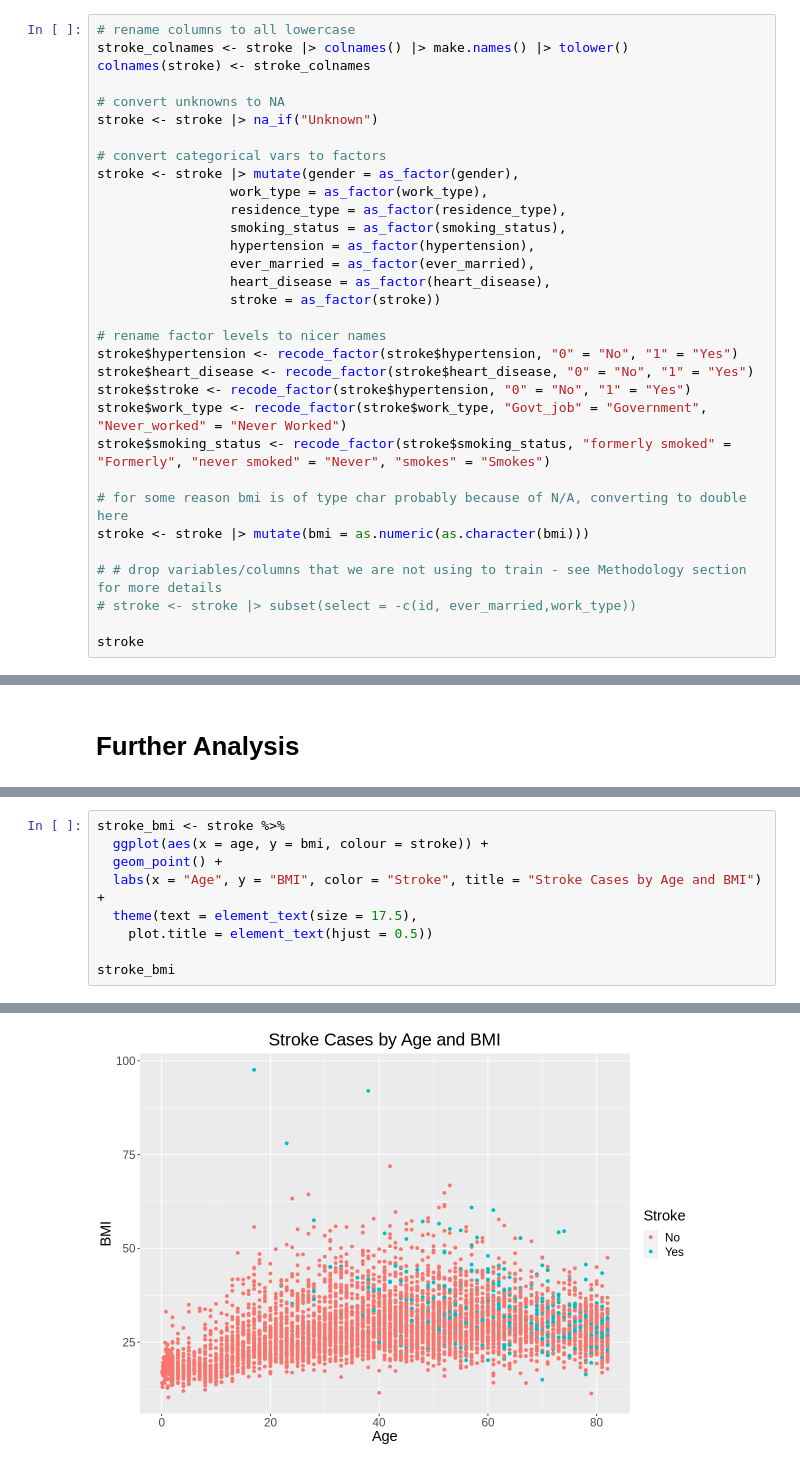
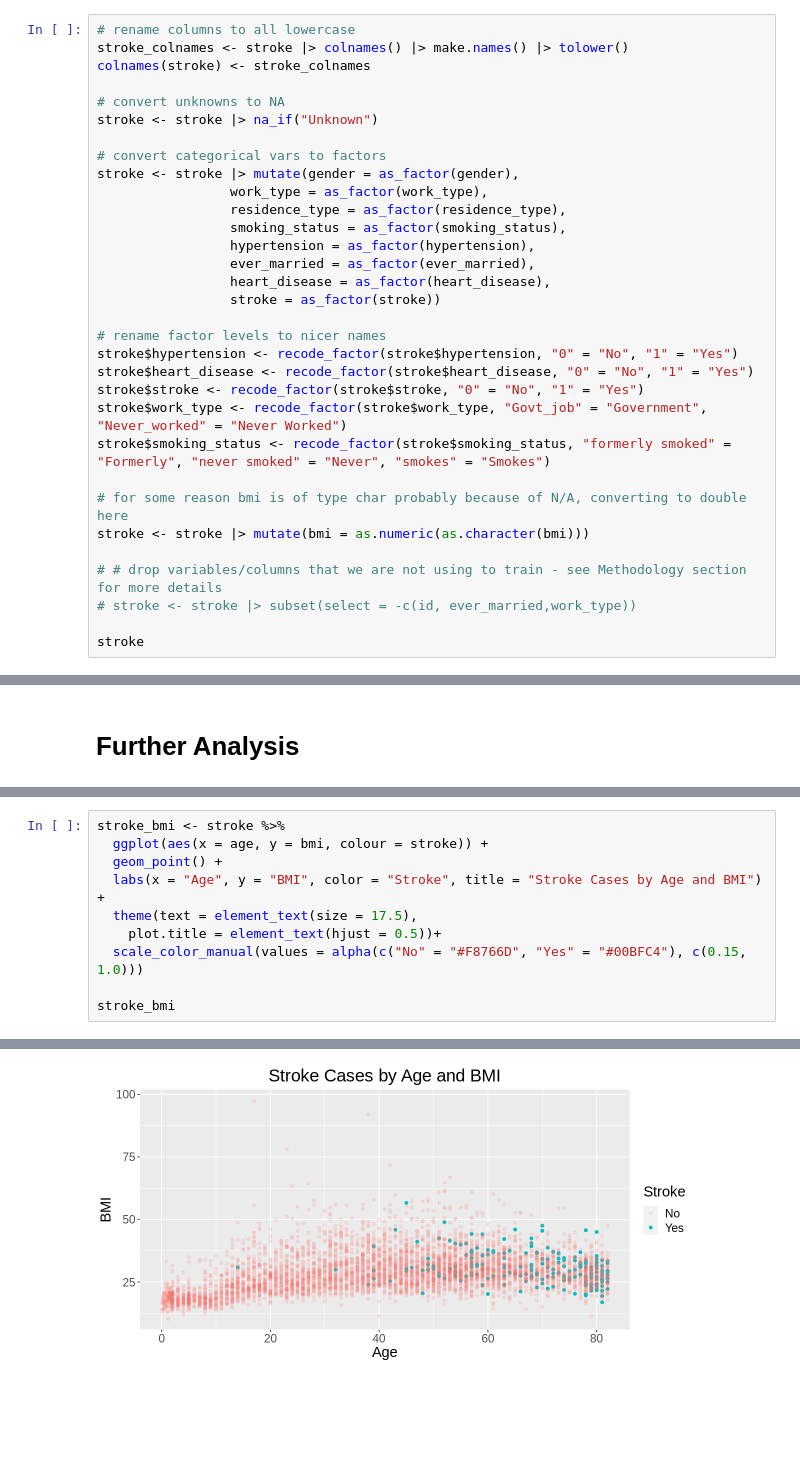
Before and after one commit to 21chanas3/dsci100-group73, a Jupyter notebook: Analysis_only_code.ipynb, the cells around one changed output, grey strips where cells are left out. Saved outputs shown, nothing was run; the diff lists cells and outputs as text; blank space fills up the shorter version.

```diff
--- a/Analysis_only_code.ipynb
+++ b/Analysis_only_code.ipynb
@@ -63,7 +63,7 @@ stroke <- stroke |> mutate(gender = as_factor(gender),
 # rename factor levels to nicer names
 stroke$hypertension <- recode_factor(stroke$hypertension, "0" = "No", "1" = "Yes")
 stroke$heart_disease <- recode_factor(stroke$heart_disease, "0" = "No", "1" = "Yes")
-stroke$stroke <- recode_factor(stroke$hypertension, "0" = "No", "1" = "Yes")
+stroke$stroke <- recode_factor(stroke$stroke, "0" = "No", "1" = "Yes")
 stroke$work_type <- recode_factor(stroke$work_type, "Govt_job" = "Government", "Never_worked" = "Never Worked")
 stroke$smoking_status <- recode_factor(stroke$smoking_status, "formerly smoked" = "Formerly", "never smoked" = "Never", "smokes" = "Smokes")
 
@@ -317,16 +320,17 @@ print(stroke_gender_plot)
 # %%
 stroke_bmi <- stroke %>%
   ggplot(aes(x = age, y = bmi, colour = stroke)) +
   geom_point() +
   labs(x = "Age", y = "BMI", color = "Stroke", title = "Stroke Cases by Age and BMI") +
   theme(text = element_text(size = 17.5),
-    plot.title = element_text(hjust = 0.5))
+    plot.title = element_text(hjust = 0.5))+
+  scale_color_manual(values = alpha(c("No" = "#F8766D", "Yes" = "#00BFC4"), c(0.15, 1.0)))
 
 stroke_bmi
 # %% [output]
 Warning message:
 “Removed 201 rows containing missing values (geom_point).”
-[figure, old version]
+[figure, new version]
 # %%
 stroke_bmi <- stroke %>%
   ggplot(aes(x = bmi, y = avg_glucose_level, colour = stroke)) +
```
Also changed, not shown: parts of 19 cells of this notebook.
